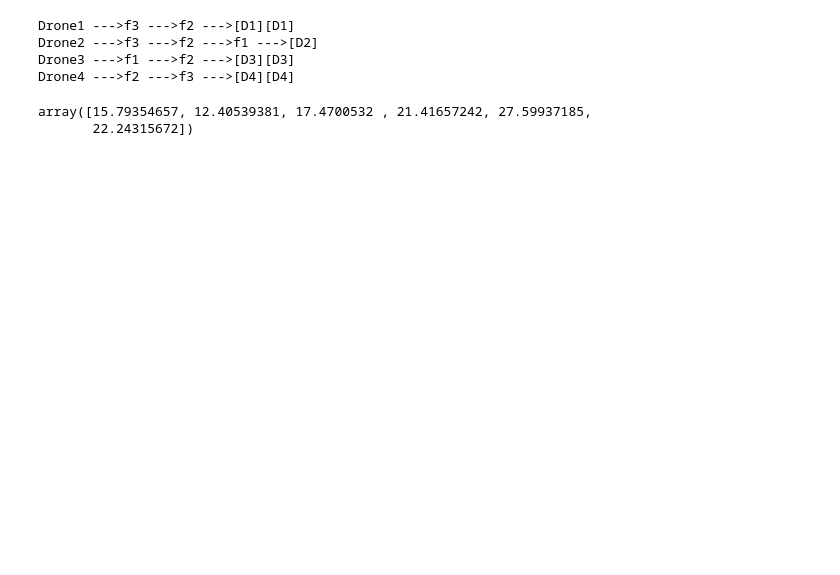
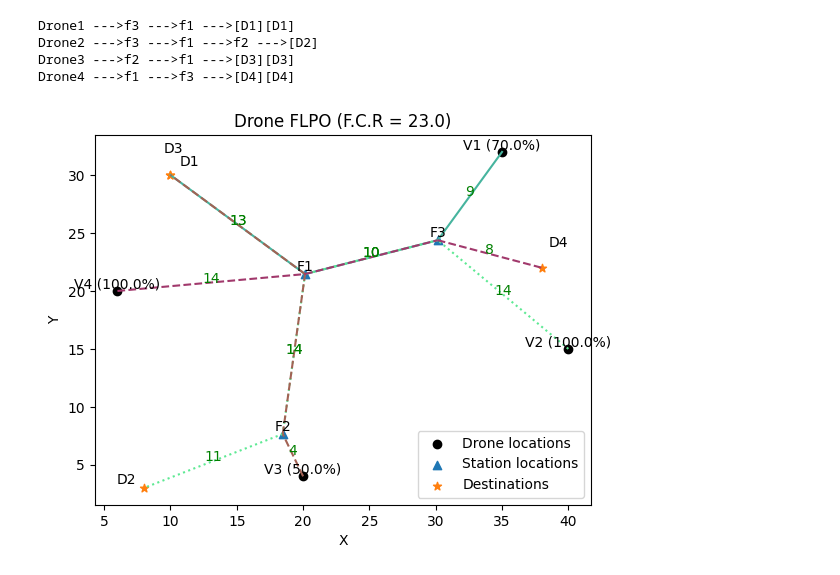
Before and after one commit to salar96/UAV_Optimization, a Jupyter notebook: FLPO_NASA.ipynb, the cells around one changed output. Cells and saved outputs as stored; diff of their text form; code cells hidden in the pictures; blank space fills up the shorter version.

```diff
--- a/FLPO_NASA.ipynb
+++ b/FLPO_NASA.ipynb
@@ -9,16 +209,17 @@ import warnings
 # %%
 # a list of drones, each element containing two tuples, representing the coordinates of the initial deployment position
 # and the destination coordinates respectively
-drones=[((35.0,32),(10.0,30),1.0),
+drones=[((35.0,32),(10.0,30),0.7),
         ((40.0,15),(8.0,3),1.0),
-        ((20.0,4),(10.0,30),1.0),
+        ((20.0,4),(10.0,30),0.5),
         ((6.0,20),(38.0,22),1.0)]
 # a list of initial location of charging stations, could be random. the size of
 # the list determines the number of charging stations
-# stations=array([[25.0,25],
-#           [30.0,15],
-#           [13.0,13]])
+
 stations=array([[20.0,20.0],
           [20.0,20.0],
           [20.0,20.0],
 ])
+env=uav_flpo(drones,stations,fcr=23.0,distance='euclidean')
+env.train(beta_init=1e-6,beta_f=100,alpha=2,
+          purturb=0.1,method='nelder-mead',verbos=1)
@@ -146,3 +243,0 @@ class drone_env:
-# %%
-env=drone_env(drones,stations)
-env.train()
@@ -232,18 +244,9 @@ plt.show()
-# %%
-for i,o in enumerate(O):
-  print(f'\nDrone{i+1} --->', end='')
-  for j in o:
-    if j<env.N_stations:
-      print(f'f{j+1} --->', end='')
-    else:
-      print(f'[D{i+1}]', end='')
-# %% [output]
-Drone1 --->f3 --->f2 --->[D1][D1]
-Drone2 --->f3 --->f2 --->f1 --->[D2]
-Drone3 --->f1 --->f2 --->[D3][D3]
-Drone4 --->f2 --->f3 --->[D4][D4]
-# %%
-env.params
-# %% [output]
-array([15.79354657, 12.40539381, 17.4700532 , 21.41657242, 27.59937185,
-       22.24315672])
+# %%
+env.print_routs()
+env.plot_routs()
+# %% [output]
+Drone1 --->f3 --->f1 --->[D1][D1]
+Drone2 --->f3 --->f1 --->f2 --->[D2]
+Drone3 --->f2 --->f1 --->[D3][D3]
+Drone4 --->f1 --->f3 --->[D4][D4]
+[figure, added]
```
Also changed, not shown: parts of 7 cells of this notebook.
